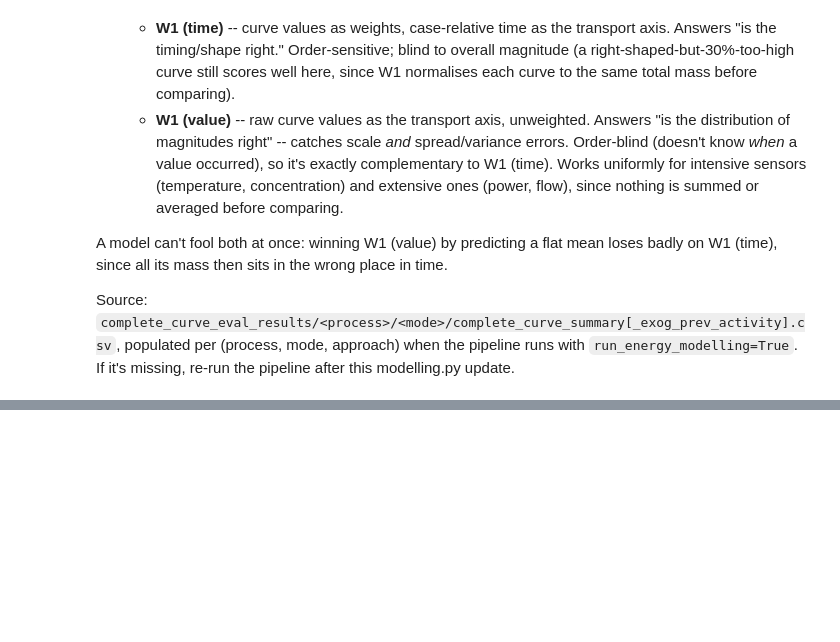
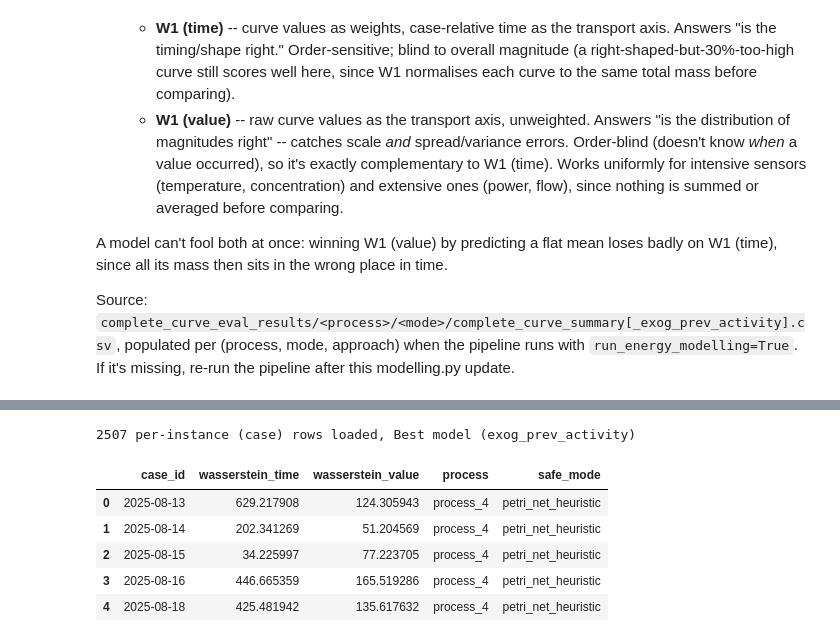
Before and after one commit to zapataunipaderborn/process_energy_demand_modelling, a Jupyter notebook: src/results_latex_table.ipynb, the cells around one changed output, grey strips where cells are left out. Saved outputs shown, nothing was run; the diff lists cells and outputs as text; code cells hidden in the pictures; blank space fills up the shorter version.

```diff
--- a/src/results_latex_table.ipynb
+++ b/src/results_latex_table.ipynb
@@ -2114,0 +2232,32 @@ Process & Process Model & Duration Pred. &  &  &  &  &  &  &  &  &  &  \\
+# %%
+# -- Per-instance (per real test case) process-quality vs energy-quality, Best model --
+import glob
+
+_inst_rows = []
+for f in glob.glob(str(complete_curve_dir) + '/*/*/per_case_complete_curve_exog_prev_activity.csv'):
+    d = pd.read_csv(f)
+    if d.empty:
+        continue
+    # process / mode from the folder path: .../complete_curve_eval_results/<process>/<safe_mode>/...
+    parts = f.split('/')
+    proc_name, safe_mode = parts[-3], parts[-2]
+    per_case = (
+        d.groupby('case_id')[['wasserstein_time', 'wasserstein_value']]
+        .median()
+        .reset_index()
+    )
+    per_case['process'] = proc_name
+    per_case['safe_mode'] = safe_mode
+    _inst_rows.append(per_case)
+
+df_instance_curve = pd.concat(_inst_rows, ignore_index=True) if _inst_rows else pd.DataFrame()
+print(f'{len(df_instance_curve)} per-instance (case) rows loaded, Best model (exog_prev_activity)')
+df_instance_curve.head()
+# %% [output]
+2507 per-instance (case) rows loaded, Best model (exog_prev_activity)
+|  | case_id | wasserstein_time | wasserstein_value | process | safe_mode |
+| 0 | 2025-08-13 | 629.217908 | 124.305943 | process_4 | petri_net_heuristic |
+| 1 | 2025-08-14 | 202.341269 | 51.204569 | process_4 | petri_net_heuristic |
+| 2 | 2025-08-15 | 34.225997 | 77.223705 | process_4 | petri_net_heuristic |
+| 3 | 2025-08-16 | 446.665359 | 165.519286 | process_4 | petri_net_heuristic |
+| 4 | 2025-08-18 | 425.481942 | 135.617632 | process_4 | petri_net_heuristic |
```
Also changed, not shown: parts of 36 cells of this notebook, 4 other files.
